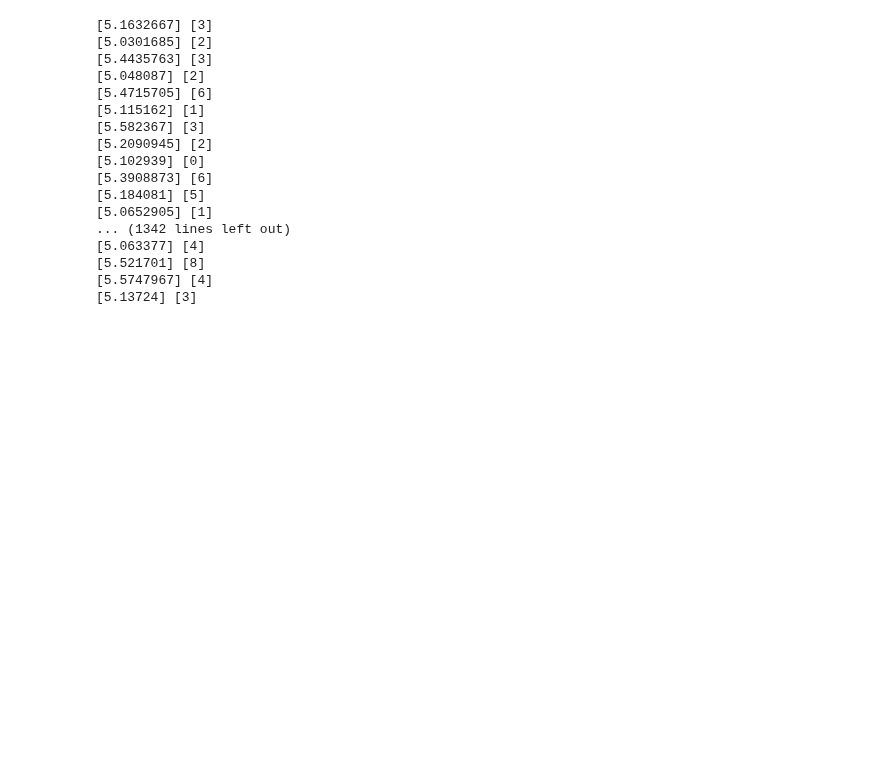
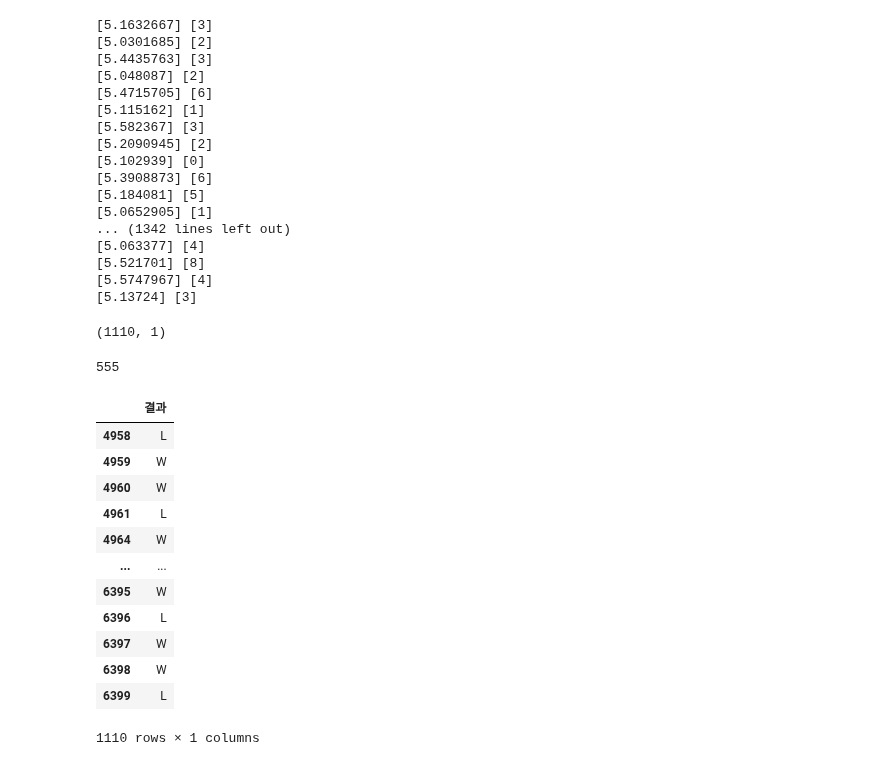
Before and after one commit to seonghunYang/big_contest2020, a Jupyter notebook: Model5_득점_실점_basic_모델.ipynb, the cells around one changed output. Cells and saved outputs as stored; diff of their text form; code cells hidden in the pictures; blank space fills up the shorter version.

```diff
--- a/Model5_득점_실점_basic_모델.ipynb
+++ b/Model5_득점_실점_basic_모델.ipynb
@@ -52,0 +37,2 @@ data
+# %%
+data = data[data['실점'] <=10]
@@ -108,3 +113,5 @@ x_data_p = data[['RA/9', 'ERC', 'FIP','LOB', 'HR%_y', 'K9',
 
 y_data_h = data[['득점']]
 y_data_p = data[['실점']]
+# %%
+y_data_p = data[['결과']]
@@ -388,0 +496,4 @@ for i in enumerate(y_test_h):
+# %%
+y_pred.shape
+# %% [output]
+(1110, 1)
@@ -388,0 +509,25 @@ for i in enumerate(y_test_h):
+# %%
+len(wl)
+# %% [output]
+555
+# %%
+from sklearn.model_selection import train_test_split
+x_train_p, x_test_p, y_train_p, y_test_p = train_test_split(
+    x_data_p, y_data_p, test_size = 0.3 ,shuffle=False
+)
+# %%
+y_test_p
+# %% [output]
+|  | 결과 |
+| 4958 | L |
+| 4959 | W |
+| 4960 | W |
+| 4961 | L |
+| 4964 | W |
+| ... | ... |
+| 6395 | W |
+| 6396 | L |
+| 6397 | W |
+| 6398 | W |
+| 6399 | L |
+1110 rows × 1 columns
```
Also changed, not shown: parts of 33 cells of this notebook.
